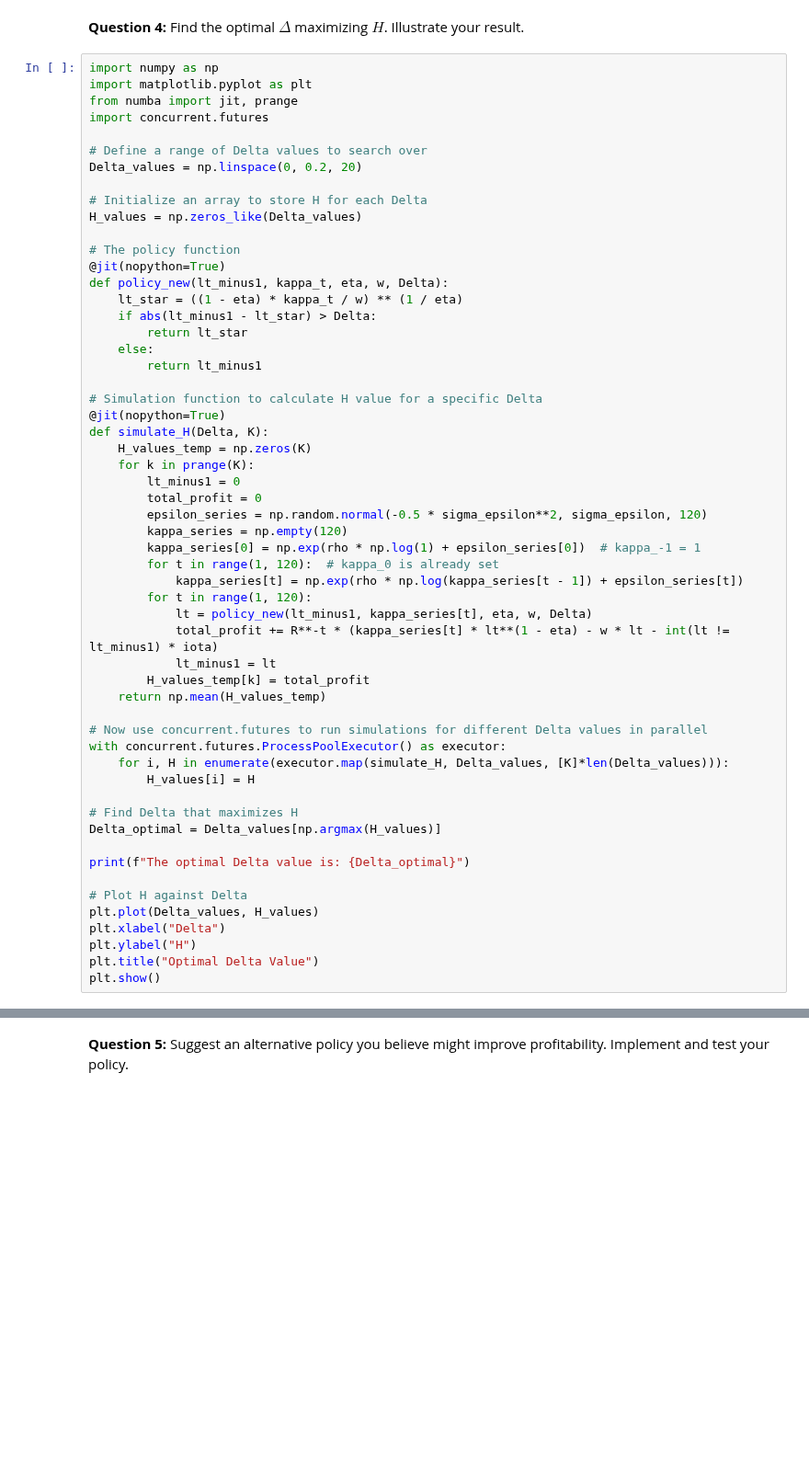
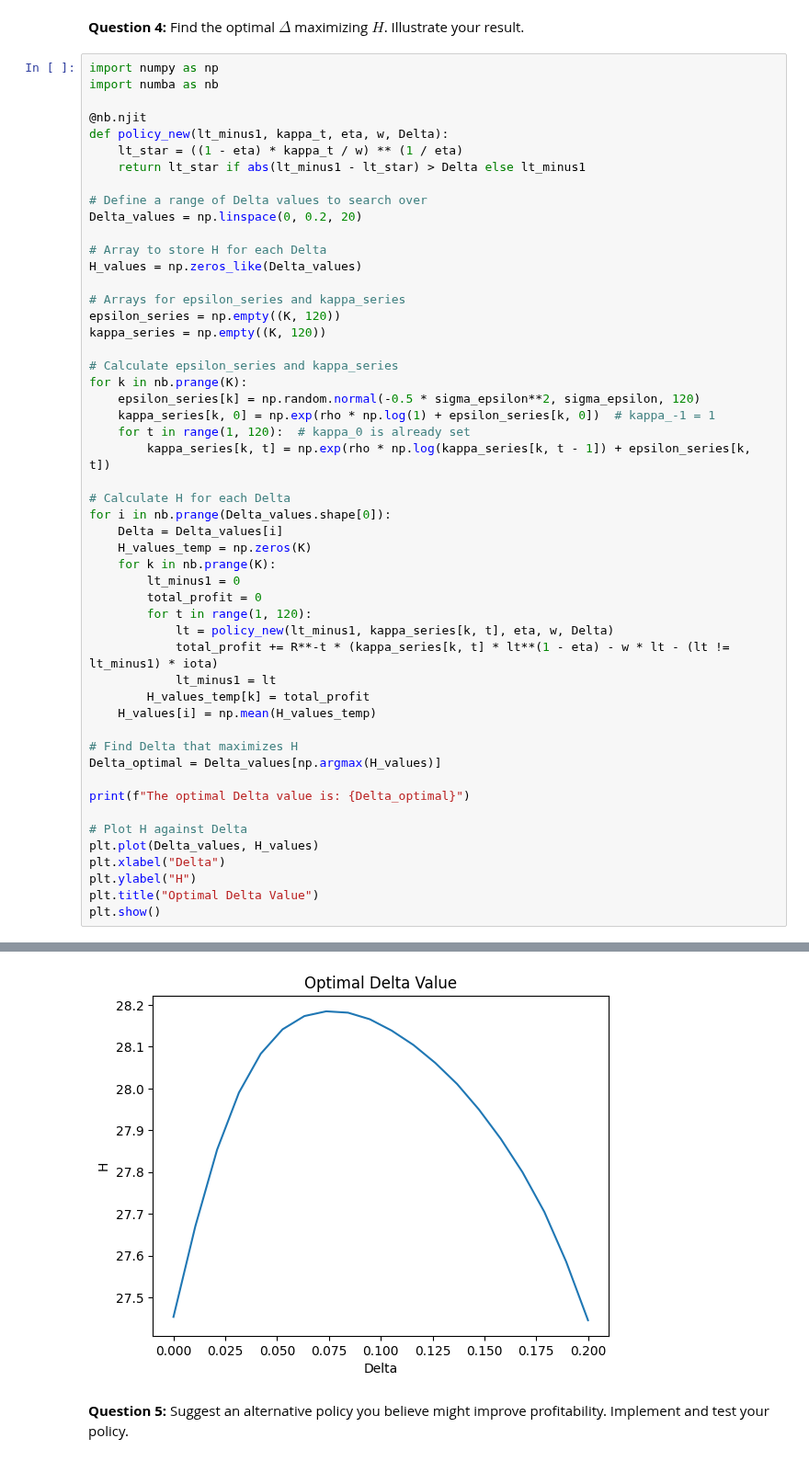
Before and after one commit to NumEconCopenhagen/projects-2023-vennerne, a Jupyter notebook: Exam/Exam-2023-notebook.ipynb, the cells around one changed output, grey strips where cells are left out. Shown at 92% size. Saved outputs shown, nothing was run; the diff lists cells and outputs as text; blank space fills up the shorter version.

```diff
--- a/Exam/Exam-2023-notebook.ipynb
+++ b/Exam/Exam-2023-notebook.ipynb
@@ -308,48 +308,43 @@ Expected value of H: 28.112010794106045
 **Question 4:** Find the optimal $\Delta$ maximizing $H$. Illustrate your result.
 # %%
 import numpy as np
-import matplotlib.pyplot as plt
-from numba import jit, prange
-import concurrent.futures
+import numba as nb
+
+@nb.njit
+def policy_new(lt_minus1, kappa_t, eta, w, Delta):
+    lt_star = ((1 - eta) * kappa_t / w) ** (1 / eta)
+    return lt_star if abs(lt_minus1 - lt_star) > Delta else lt_minus1
 
 # Define a range of Delta values to search over
 Delta_values = np.linspace(0, 0.2, 20)
 
-# Initialize an array to store H for each Delta
+# Array to store H for each Delta
 H_values = np.zeros_like(Delta_values)
 
-# The policy function
-@jit(nopython=True)
-def policy_new(lt_minus1, kappa_t, eta, w, Delta):
-    lt_star = ((1 - eta) * kappa_t / w) ** (1 / eta)
-    if abs(lt_minus1 - lt_star) > Delta:
-        return lt_star
-    else:
-        return lt_minus1
+# Arrays for epsilon_series and kappa_series
+epsilon_series = np.empty((K, 120))
+kappa_series = np.empty((K, 120))
 
-# Simulation function to calculate H value for a specific Delta
-@jit(nopython=True)
-def simulate_H(Delta, K):
+# Calculate epsilon_series and kappa_series
+for k in nb.prange(K):
+    epsilon_series[k] = np.random.normal(-0.5 * sigma_epsilon**2, sigma_epsilon, 120)
+    kappa_series[k, 0] = np.exp(rho * np.log(1) + epsilon_series[k, 0])  # kappa_-1 = 1
+    for t in range(1, 120):  # kappa_0 is already set
+        kappa_series[k, t] = np.exp(rho * np.log(kappa_series[k, t - 1]) + epsilon_series[k, t])
+
+# Calculate H for each Delta
+for i in nb.prange(Delta_values.shape[0]):
+    Delta = Delta_values[i]
     H_values_temp = np.zeros(K)
-    for k in prange(K):
+    for k in nb.prange(K):
         lt_minus1 = 0
         total_profit = 0
-        epsilon_series = np.random.normal(-0.5 * sigma_epsilon**2, sigma_epsilon, 120)
-        kappa_series = np.empty(120)
-        kappa_series[0] = np.exp(rho * np.log(1) + epsilon_series[0])  # kappa_-1 = 1
-        for t in range(1, 120):  # kappa_0 is already set
-            kappa_series[t] = np.exp(rho * np.log(kappa_series[t - 1]) + epsilon_series[t])
         for t in range(1, 120):
-            lt = policy_new(lt_minus1, kappa_series[t], eta, w, Delta)
-            total_profit += R**-t * (kappa_series[t] * lt**(1 - eta) - w * lt - int(lt != lt_minus1) * iota)
+            lt = policy_new(lt_minus1, kappa_series[k, t], eta, w, Delta)
+            total_profit += R**-t * (kappa_series[k, t] * lt**(1 - eta) - w * lt - (lt != lt_minus1) * iota)
             lt_minus1 = lt
         H_values_temp[k] = total_profit
-    return np.mean(H_values_temp)
-
-# Now use concurrent.futures to run simulations for different Delta values in parallel
-with concurrent.futures.ProcessPoolExecutor() as executor:
-    for i, H in enumerate(executor.map(simulate_H, Delta_values, [K]*len(Delta_values))):
-        H_values[i] = H
+    H_values[i] = np.mean(H_values_temp)
 
 # Find Delta that maximizes H
 Delta_optimal = Delta_values[np.argmax(H_values)]
@@ -367,3 +362,4 @@ ImportError: Numba needs NumPy 1.21 or less
+[figure, added]
 # %% [markdown]
 
 **Question 5:** Suggest an alternative policy you believe might improve profitability. Implement and test your policy.
```
Also changed, not shown: parts of 5 cells of this notebook.
